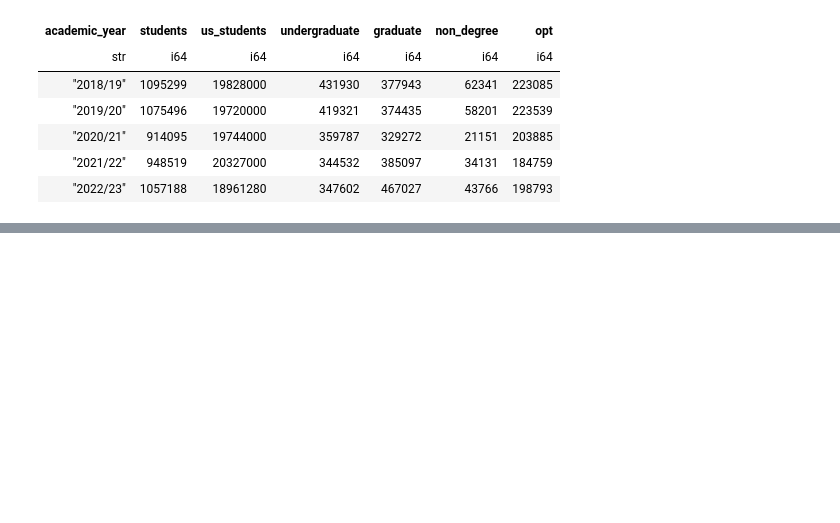
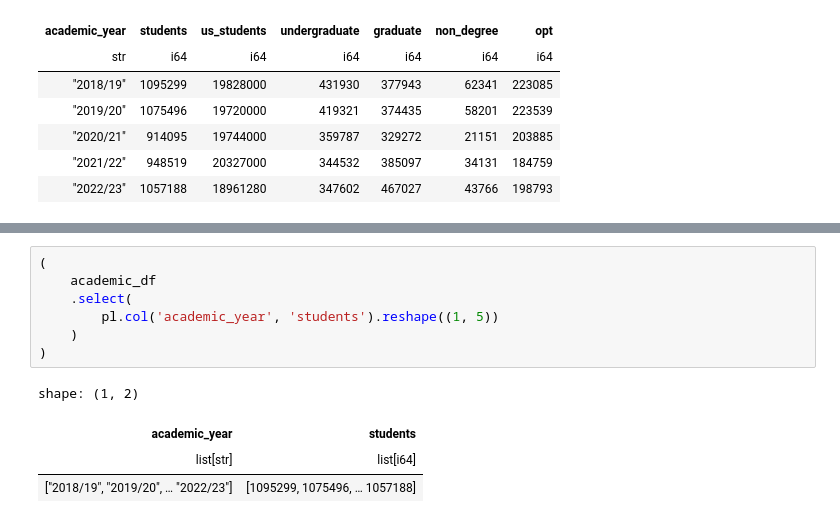
Before and after one commit to PacktPublishing/Polars-Cookbook, a Jupyter notebook: Chapter08/ch08.ipynb, the cells around one changed output, grey strips where cells are left out. Drawn from its saved outputs; the diff is of its cells as text; blank space fills up the shorter version.

```diff
--- a/Chapter08/ch08.ipynb
+++ b/Chapter08/ch08.ipynb
@@ -701,0 +739,12 @@ shape: (5, 7)
+# %%
+(
+    academic_df
+    .select(
+        pl.col('academic_year', 'students').reshape((1, 5))
+    )
+)
+# %% [output]
+shape: (1, 2)
+| academic_year | students |
+| list[str] | list[i64] |
+| ["2018/19", "2019/20", … "2022/23"] | [1095299, 1075496, … 1057188] |
```
Also changed, not shown: parts of 4 cells of this notebook.
